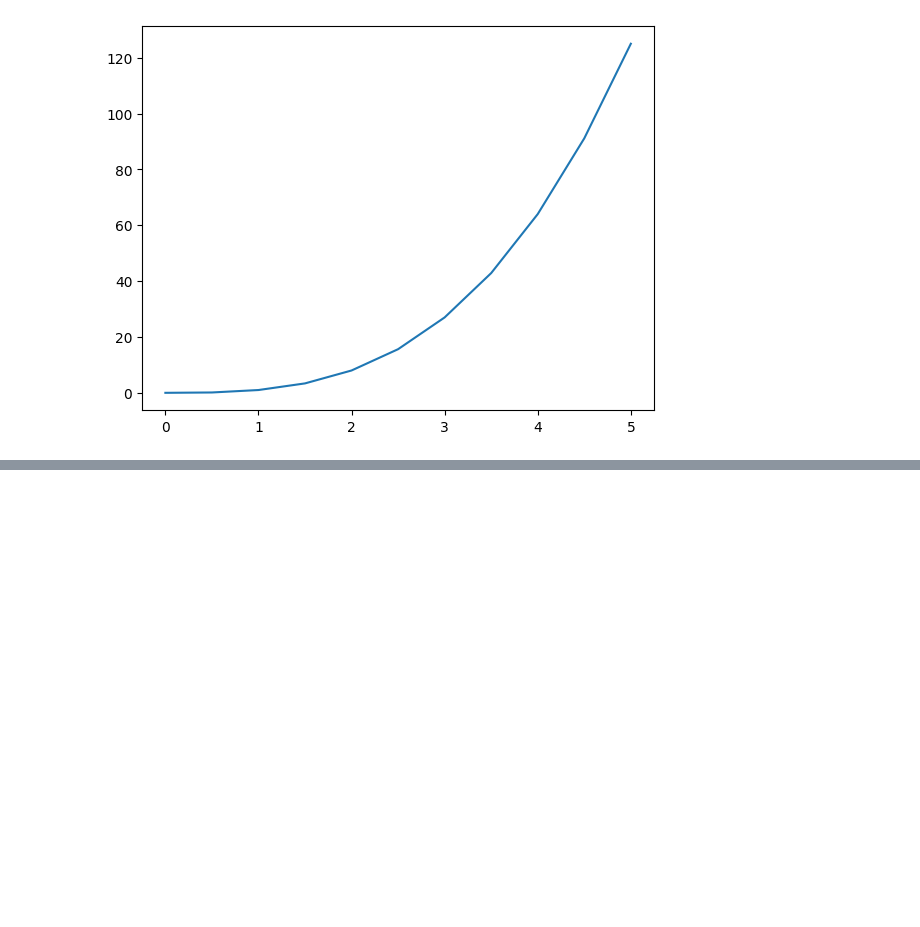
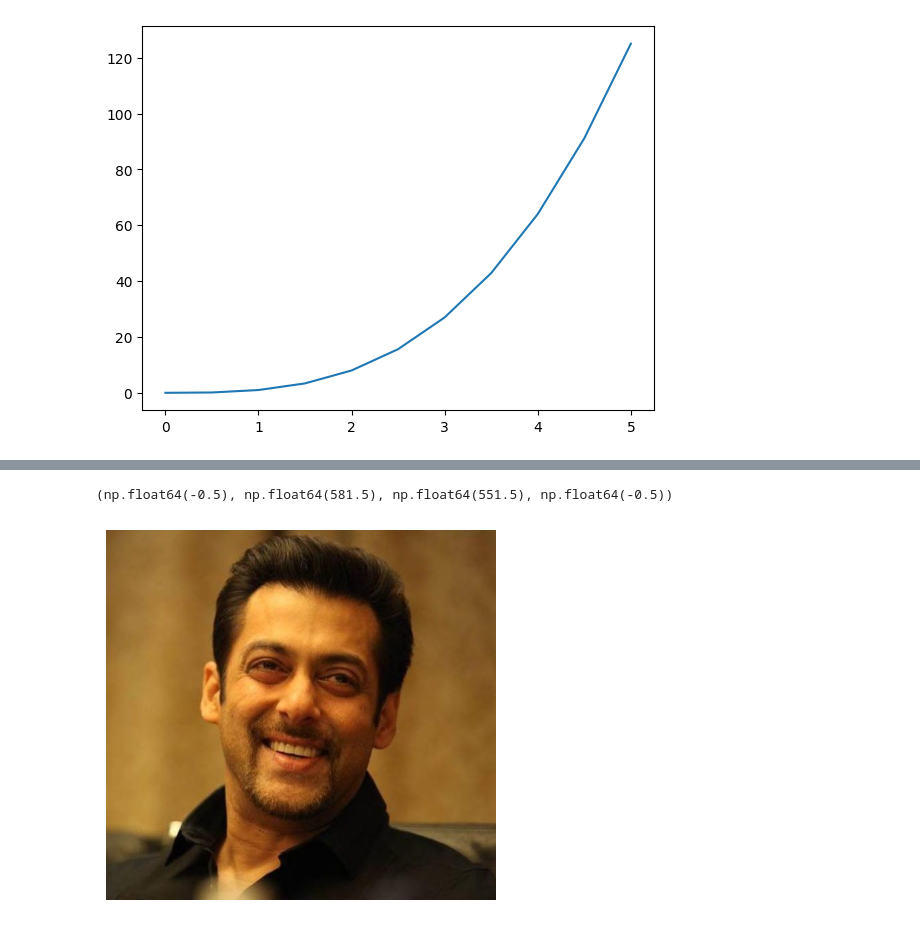
Before and after one commit to altafshaikh7/Data-Vizualization-Complete-course, a Jupyter notebook: matplotlib/matplotlib.ipynb, the cells around one changed output, grey strips where cells are left out. Drawn from its saved outputs; the diff is of its cells as text; code cells hidden in the pictures; blank space fills up the shorter version.

```diff
--- a/matplotlib/matplotlib.ipynb
+++ b/matplotlib/matplotlib.ipynb
@@ -197,0 +235,8 @@ plt.savefig("basicplot.png")
+# %%
+img = mpimg.imread('salman bhai.jpg')
+
+plt.imshow(img)
+plt.axis('off')
+# %% [output]
+(np.float64(-0.5), np.float64(581.5), np.float64(551.5), np.float64(-0.5))
+[figure, added]
```
Also changed, not shown: parts of 6 cells of this notebook.
